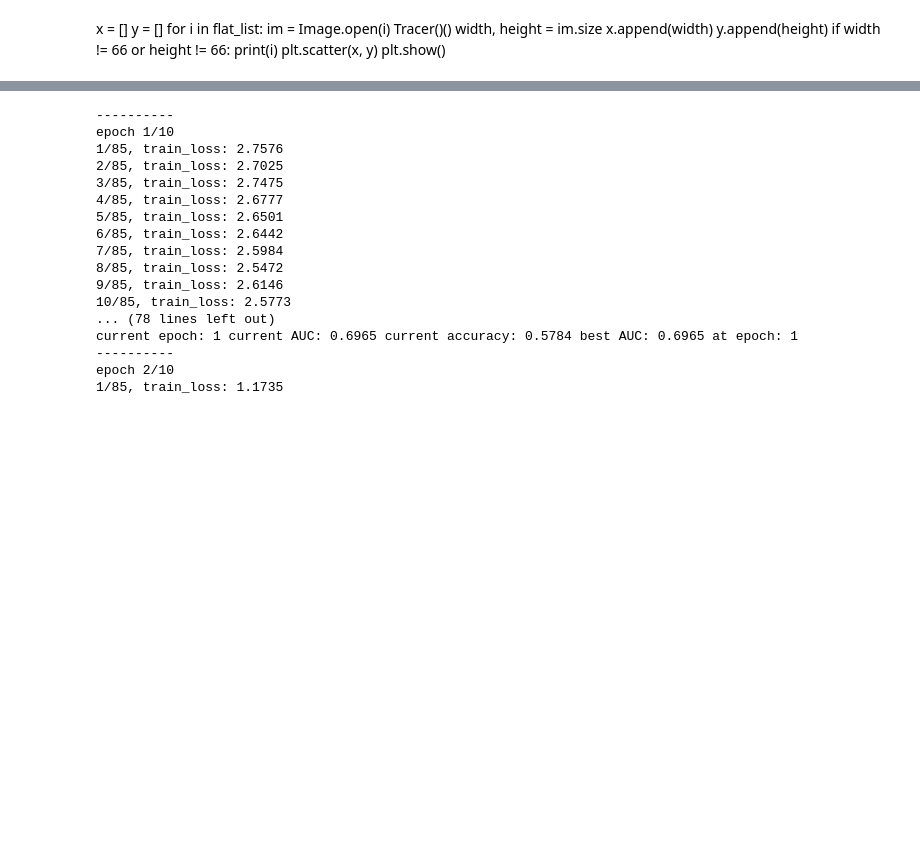
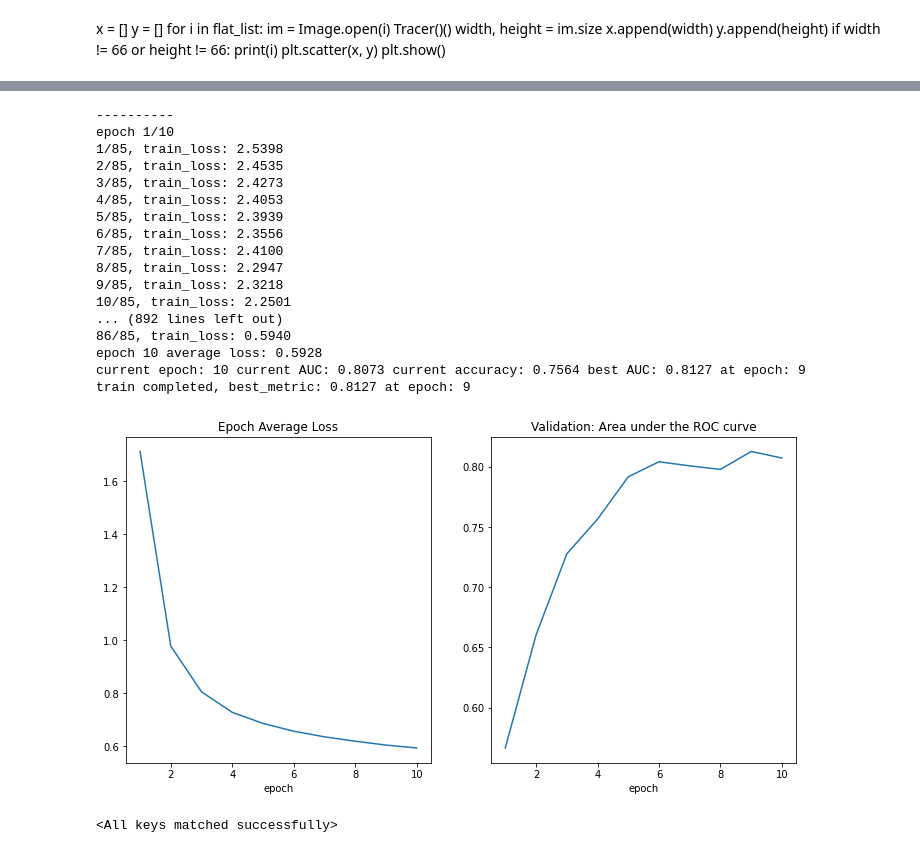
Before and after one commit to aliechoes/interpretable-multichannel-image-analysis, a Jupyter notebook: Jurkat_Cells_Dataset.ipynb, the cells around one changed output, grey strips where cells are left out. Saved outputs shown, nothing was run; the diff lists cells and outputs as text; code cells hidden in the pictures; blank space fills up the shorter version.

Commit message:
new model for Jurkat Cells + update requirements.txt

```diff
--- a/Jurkat_Cells_Dataset.ipynb
+++ b/Jurkat_Cells_Dataset.ipynb
@@ -203,6 +203,7 @@ plot_heatmap_3_channels(test_ds[0][0])
 # %%
 resnet18 = models.resnet18(pretrained=True)
-device = torch.device("cuda:0" if torch.cuda.is_available() else "cpu")
+device = "cpu"
+#device = torch.device("cuda:0" if torch.cuda.is_available() else "cpu")
 # change first layer
 #model_ft.conv1 = torch.nn.Conv2d(64, 64, kernel_size=7, stride=2, padding=3, bias=False)
 num_ftrs = resnet18.fc.in_features
@@ -265,7 +266,7 @@ for epoch in range(epoch_num):
             if auc_metric > best_metric:
                 best_metric = auc_metric
                 best_metric_epoch = epoch + 1
-                torch.save(resnet18.state_dict(), 'best_metric_model_adam.pth')
+                torch.save(resnet18.state_dict(), 'models/best_metric_model_jurkat.pth')
                 print('saved new best metric model')
             print(f"current epoch: {epoch + 1} current AUC: {auc_metric:.4f}"
                   f" current accuracy: {acc_metric:.4f} best AUC: {best_metric:.4f}"
@@ -274,18 +275,50 @@ print(f"train completed, best_metric: {best_metric:.4f} at epoch: {best_metric_e
 # %% [output]
 ----------
 epoch 1/10
-1/85, train_loss: 2.7576
-2/85, train_loss: 2.7025
-3/85, train_loss: 2.7475
-4/85, train_loss: 2.6777
-5/85, train_loss: 2.6501
-6/85, train_loss: 2.6442
-7/85, train_loss: 2.5984
-8/85, train_loss: 2.5472
-9/85, train_loss: 2.6146
-10/85, train_loss: 2.5773
-... (78 lines left out)
-current epoch: 1 current AUC: 0.6965 current accuracy: 0.5784 best AUC: 0.6965 at epoch: 1
-----------
-epoch 2/10
-1/85, train_loss: 1.1735
+1/85, train_loss: 2.5398
+2/85, train_loss: 2.4535
+3/85, train_loss: 2.4273
+4/85, train_loss: 2.4053
+5/85, train_loss: 2.3939
+6/85, train_loss: 2.3556
+7/85, train_loss: 2.4100
+8/85, train_loss: 2.2947
+9/85, train_loss: 2.3218
+10/85, train_loss: 2.2501
+... (892 lines left out)
+86/85, train_loss: 0.5940
+epoch 10 average loss: 0.5928
+current epoch: 10 current AUC: 0.8073 current accuracy: 0.7564 best AUC: 0.8127 at epoch: 9
+train completed, best_metric: 0.8127 at epoch: 9
+# %%
+plt.figure('train', (12, 6))
+plt.subplot(1, 2, 1)
+plt.title("Epoch Average Loss")
+x = [i + 1 for i in range(len(epoch_loss_values))]
+y = epoch_loss_values
+plt.xlabel('epoch')
+plt.plot(x, y)
+plt.subplot(1, 2, 2)
+plt.title("Validation: Area under the ROC curve")
+x = [val_interval * (i + 1) for i in range(len(metric_values))]
+y = metric_values
+plt.xlabel('epoch')
+plt.plot(x, y)
+plt.show()
+# %% [output]
+[figure, added]
+# %%
+model = models.resnet18(pretrained=True)
+device = "cpu"
+#device = torch.device("cuda:0" if torch.cuda.is_available() else "cpu")
+# change first layer
+#model_ft.conv1 = torch.nn.Conv2d(64, 64, kernel_size=7, stride=2, padding=3, bias=False)
+num_ftrs = model.fc.in_features
+# Here the size of each output sample is set to 2.
+# Alternatively, it can be generalized to nn.Linear(num_ftrs, len(class_names)).
+model.fc = nn.Linear(num_ftrs, num_class)
+
+model = model.to(device)
+model.load_state_dict(torch.load('models/best_metric_model_jurkat.pth', map_location=torch.device(device)))
+# %% [output]
+<All keys matched successfully>
```
Also changed, not shown: parts of 5 cells of this notebook, 2 other files.
